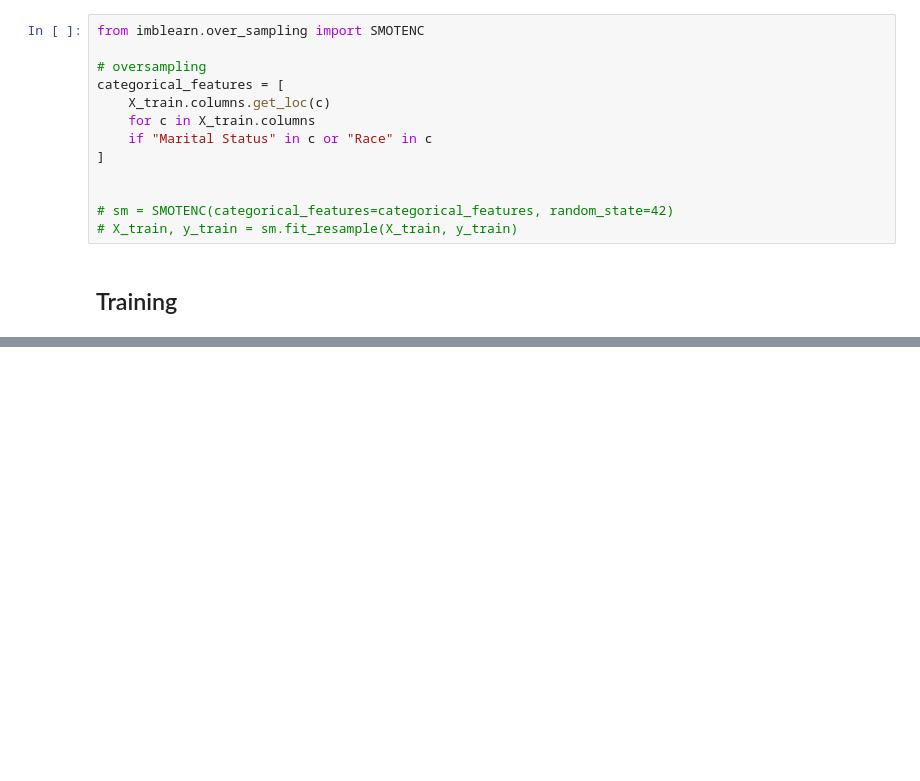
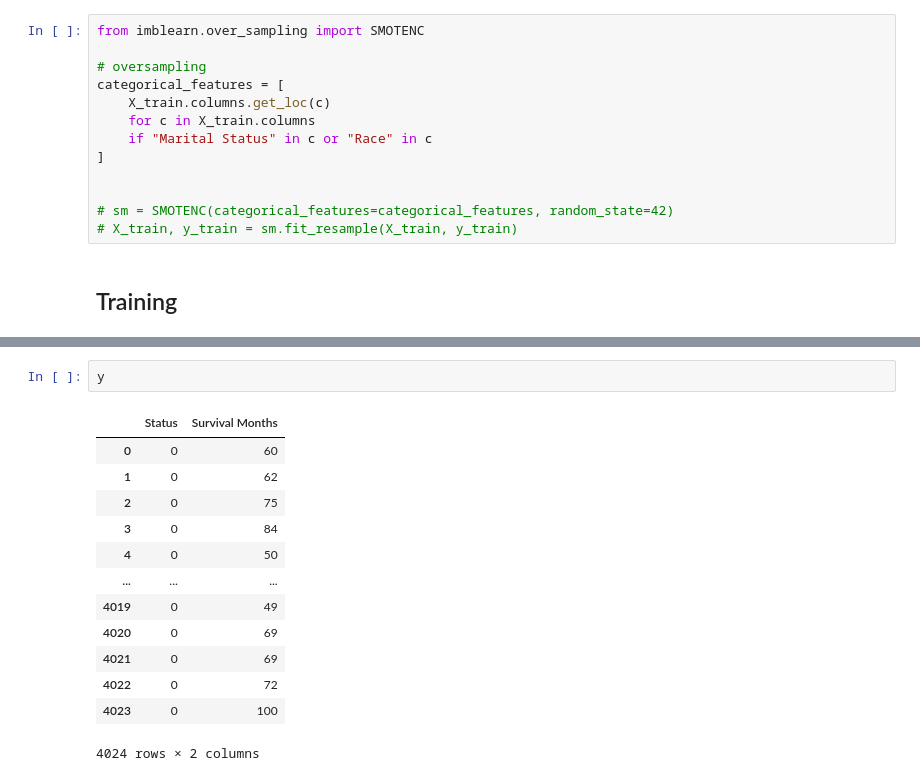
Before and after one commit to Kittonn/intro-to-ml-and-dl-project, a Jupyter notebook: survival_models/random_survival_forest.ipynb, the cells around one changed output, grey strips where cells are left out. Cells and saved outputs as stored; diff of their text form; blank space fills up the shorter version.

```diff
--- a/survival_models/random_survival_forest.ipynb
+++ b/survival_models/random_survival_forest.ipynb
@@ -668,0 +687,16 @@ C-index 0.716
+# %%
+y
+# %% [output]
+|  | Status | Survival Months |
+| 0 | 0 | 60 |
+| 1 | 0 | 62 |
+| 2 | 0 | 75 |
+| 3 | 0 | 84 |
+| 4 | 0 | 50 |
+| ... | ... | ... |
+| 4019 | 0 | 49 |
+| 4020 | 0 | 69 |
+| 4021 | 0 | 69 |
+| 4022 | 0 | 72 |
+| 4023 | 0 | 100 |
+4024 rows × 2 columns
```
Also changed, not shown: parts of 6 cells of this notebook.
